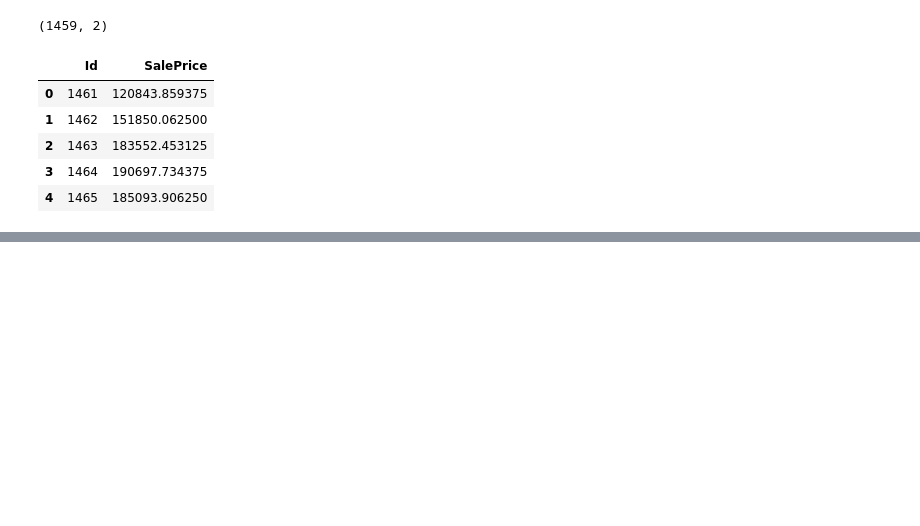
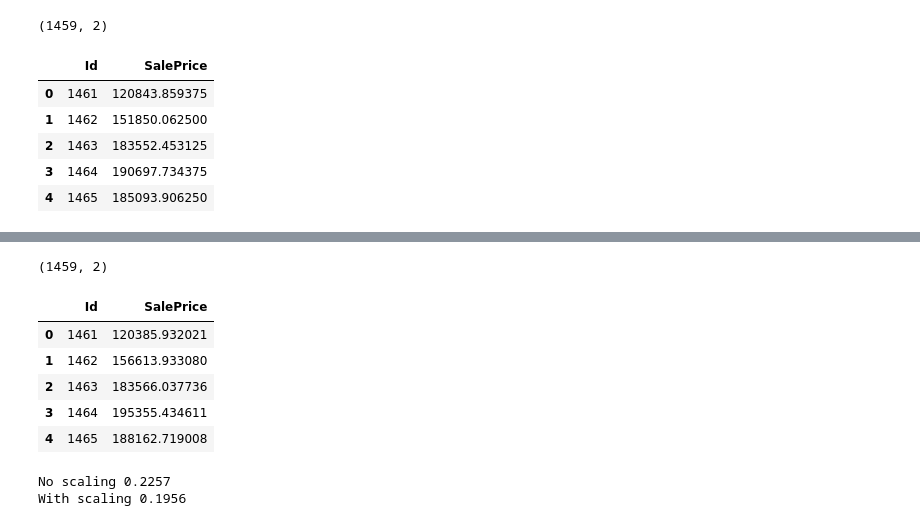
Before and after one commit to aakashtiwarisolutions/house-price-prediction, a Jupyter notebook: house_prices.ipynb, the cells around one changed output, grey strips where cells are left out. Drawn from its saved outputs; the diff is of its cells as text; code cells hidden in the pictures; blank space fills up the shorter version.

Commit message:
Add files via upload
Predicting house prices with Ridge, XGBoost and blending. Kaggle score: 0.1319.

```diff
--- a/house_prices.ipynb
+++ b/house_prices.ipynb
@@ -228,0 +290,13 @@ submission.head()
+# %%
+from sklearn.model_selection import cross_val_predict
+from sklearn.metrics import mean_squared_error
+
+ridge = make_pipeline(StandardScaler(), Ridge(alpha=10))
+xgb = XGBRegressor(n_estimators=500, learning_rate=0.05, max_depth=3, random_state=0)
+
+p_ridge = cross_val_predict(ridge, X, Y, cv=5)
+p_xgb = cross_val_predict(xgb, X, Y, cv=5)
+
+for w in [0, 0.2, 0.3, 0.4, 0.5, 0.7, 1]:
+    blend = w * p_ridge + (1 - w) * p_xgb
+    print(w, round(np.sqrt(mean_squared_error(Y, blend)), 4))
@@ -228,0 +311,31 @@ submission.head()
+# %%
+ridge.fit(X, Y)
+xgb.fit(X, Y)
+
+p_test = 0.4 * ridge.predict(X_test) + 0.6 * xgb.predict(X_test)
+preds = np.expm1(p_test)
+
+submission = pd.DataFrame({'Id': test['Id'], 'SalePrice': preds})
+submission.to_csv('submission_blend.csv', index=False)
+print(submission.shape)
+submission.head()
+# %% [output]
+(1459, 2)
+|  | Id | SalePrice |
+| 0 | 1461 | 120385.932021 |
+| 1 | 1462 | 156613.933080 |
+| 2 | 1463 | 183566.037736 |
+| 3 | 1464 | 195355.434611 |
+| 4 | 1465 | 188162.719008 |
+# %%
+from sklearn.neighbors import KNeighborsRegressor
+
+knn_raw = KNeighborsRegressor(n_neighbors=10)
+knn_scaled = make_pipeline(StandardScaler(), KNeighborsRegressor(n_neighbors=10))
+
+for name, m in [("No scaling", knn_raw), ("With scaling", knn_scaled)]:
+    s = -cross_val_score(m, X, Y, cv=5, scoring='neg_root_mean_squared_error').mean()
+    print(name, round(s, 4))
+# %% [output]
+No scaling 0.2257
+With scaling 0.1956
```
Also changed, not shown: parts of 10 cells of this notebook, 1 other file.
